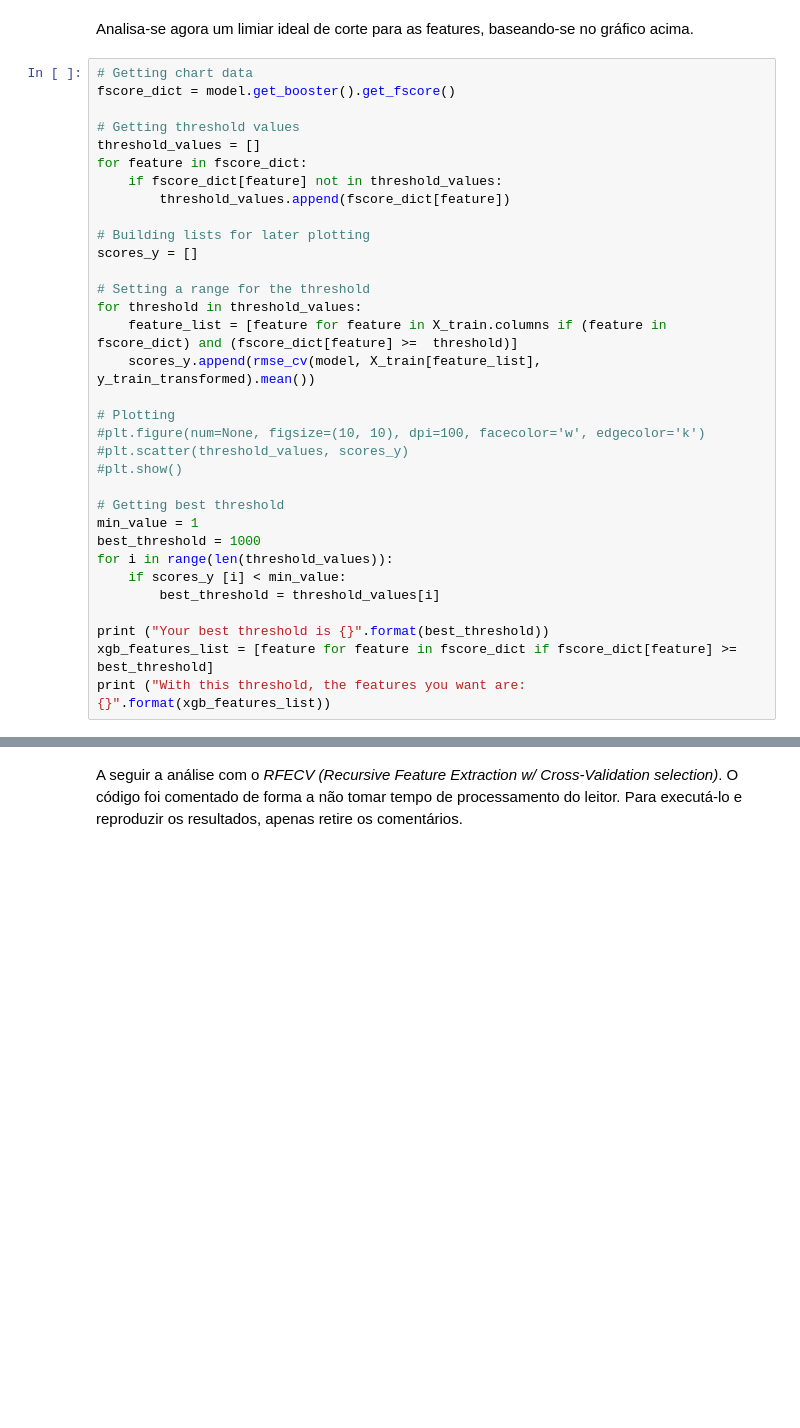
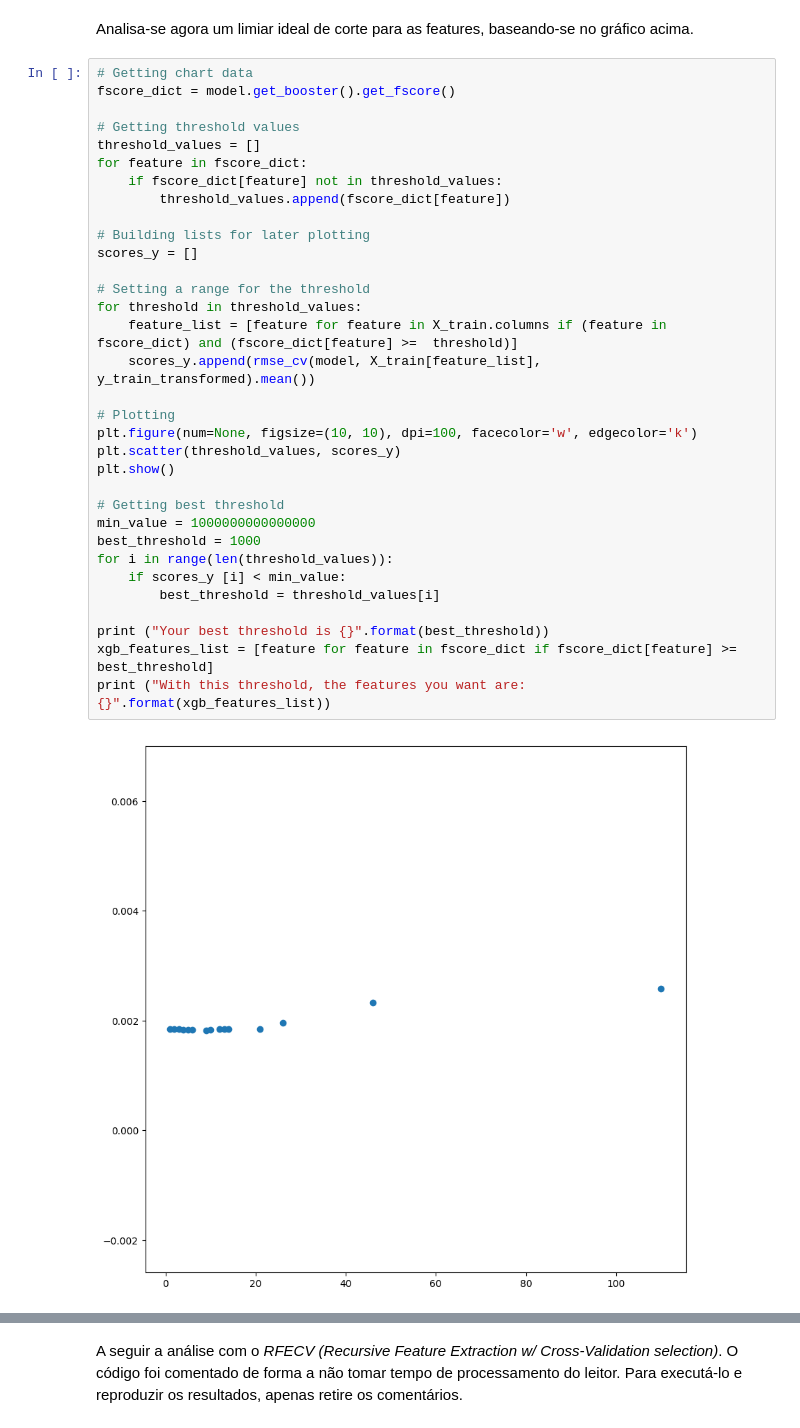
Before and after one commit to gabriel-milan/kaggle-eel891, a Jupyter notebook: House Prices Competition/Notebook.ipynb, the cells around one changed output, grey strips where cells are left out. Drawn from its saved outputs; the diff is of its cells as text; blank space fills up the shorter version.

```diff
--- a/House Prices Competition/Notebook.ipynb
+++ b/House Prices Competition/Notebook.ipynb
@@ -873,34 +907,35 @@ Analisa-se agora um limiar ideal de corte para as features, baseando-se no gráf
 # %%
 # Getting chart data
 fscore_dict = model.get_booster().get_fscore()
 
 # Getting threshold values
 threshold_values = []
 for feature in fscore_dict:
     if fscore_dict[feature] not in threshold_values:
         threshold_values.append(fscore_dict[feature])
 
 # Building lists for later plotting
 scores_y = []
 
 # Setting a range for the threshold
 for threshold in threshold_values:
     feature_list = [feature for feature in X_train.columns if (feature in fscore_dict) and (fscore_dict[feature] >=  threshold)]
     scores_y.append(rmse_cv(model, X_train[feature_list], y_train_transformed).mean())
 
 # Plotting
-#plt.figure(num=None, figsize=(10, 10), dpi=100, facecolor='w', edgecolor='k')
-#plt.scatter(threshold_values, scores_y)
-#plt.show()
+plt.figure(num=None, figsize=(10, 10), dpi=100, facecolor='w', edgecolor='k')
+plt.scatter(threshold_values, scores_y)
+plt.show()
 
 # Getting best threshold
-min_value = 1
+min_value = 1000000000000000
 best_threshold = 1000
 for i in range(len(threshold_values)):
     if scores_y [i] < min_value:
         best_threshold = threshold_values[i]
 
 print ("Your best threshold is {}".format(best_threshold))
 xgb_features_list = [feature for feature in fscore_dict if fscore_dict[feature] >= best_threshold]
 print ("With this threshold, the features you want are: {}".format(xgb_features_list))
 # %% [output]
+[figure, added]
```
Also changed, not shown: parts of 27 cells of this notebook.
